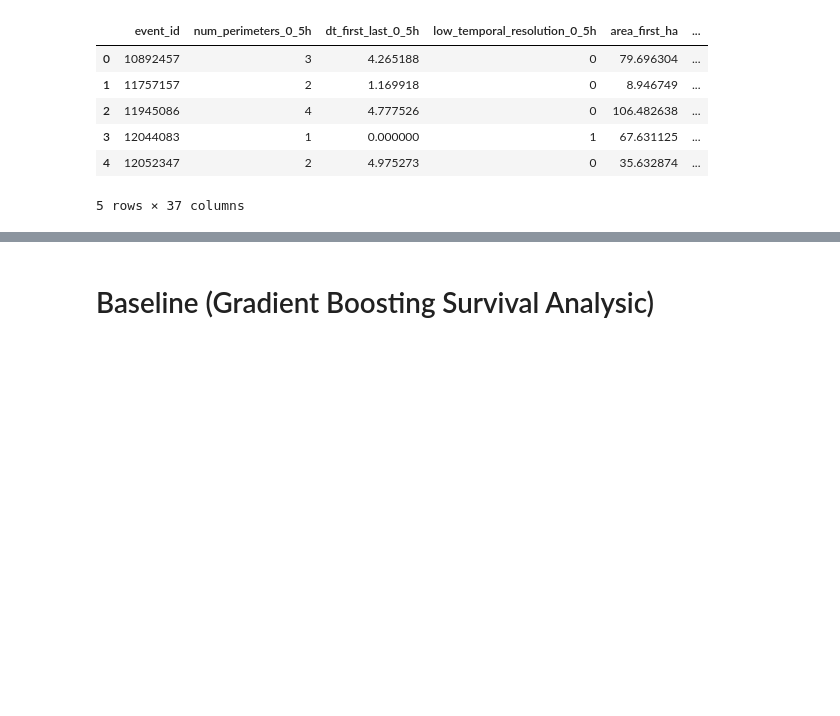
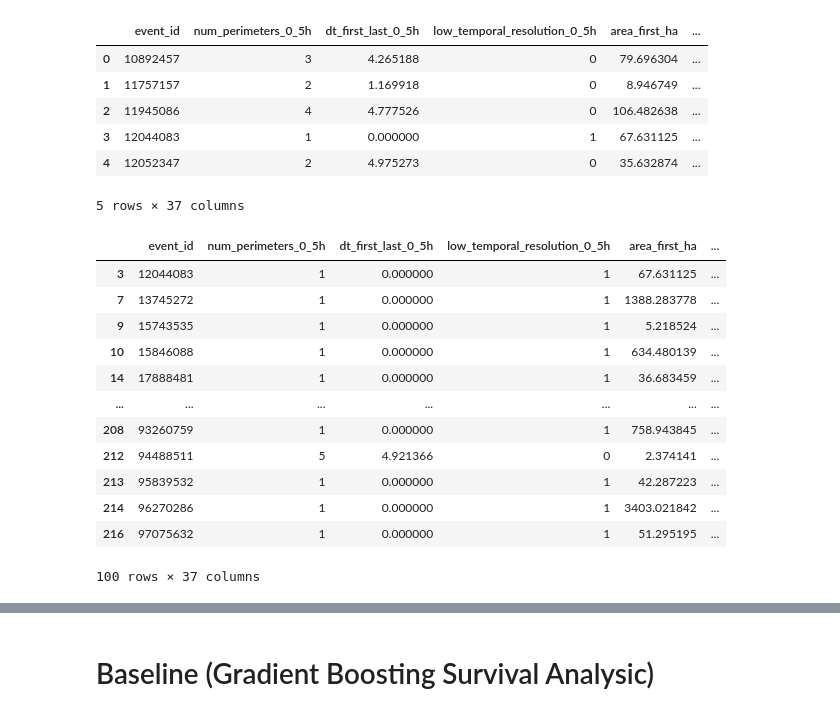
Before and after one commit to sdsdsdsdaf/WiDS, a Jupyter notebook: MassiveBagCVEnsemble.ipynb, the cells around one changed output, grey strips where cells are left out. Drawn from its saved outputs; the diff is of its cells as text; code cells hidden in the pictures; blank space fills up the shorter version.

```diff
--- a/MassiveBagCVEnsemble.ipynb
+++ b/MassiveBagCVEnsemble.ipynb
@@ -553,6 +602,23 @@ train_df.head()
 | 3 | 12044083 | 1 | 0.000000 | 1 | 67.631125 | ... |
 | 4 | 12052347 | 2 | 4.975273 | 0 | 35.632874 | ... |
 5 rows × 37 columns
+# %%
+fil = train_df[train_df['time_to_hit_hours'] > 48]
+fil
+# %% [output]
+|  | event_id | num_perimeters_0_5h | dt_first_last_0_5h | low_temporal_resolution_0_5h | area_first_ha | ... |
+| 3 | 12044083 | 1 | 0.000000 | 1 | 67.631125 | ... |
+| 7 | 13745272 | 1 | 0.000000 | 1 | 1388.283778 | ... |
+| 9 | 15743535 | 1 | 0.000000 | 1 | 5.218524 | ... |
+| 10 | 15846088 | 1 | 0.000000 | 1 | 634.480139 | ... |
+| 14 | 17888481 | 1 | 0.000000 | 1 | 36.683459 | ... |
+| ... | ... | ... | ... | ... | ... | ... |
+| 208 | 93260759 | 1 | 0.000000 | 1 | 758.943845 | ... |
+| 212 | 94488511 | 5 | 4.921366 | 0 | 2.374141 | ... |
+| 213 | 95839532 | 1 | 0.000000 | 1 | 42.287223 | ... |
+| 214 | 96270286 | 1 | 0.000000 | 1 | 3403.021842 | ... |
+| 216 | 97075632 | 1 | 0.000000 | 1 | 51.295195 | ... |
+100 rows × 37 columns
 # %%
 train_df['time_to_hit_hours'].max()
 # %% [output]
```
Also changed, not shown: parts of 9 cells of this notebook, 3 other files.
